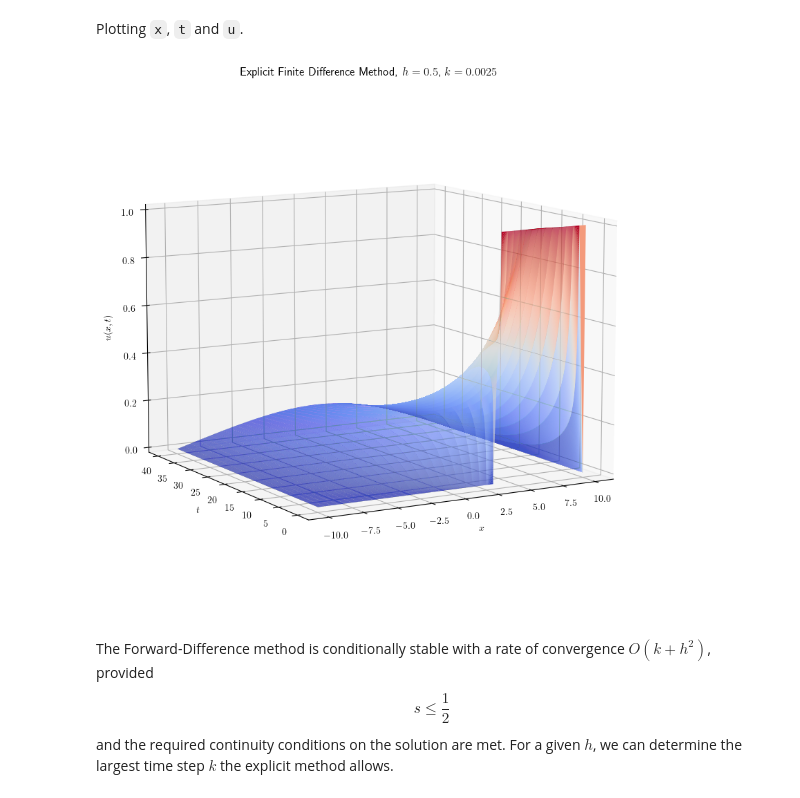
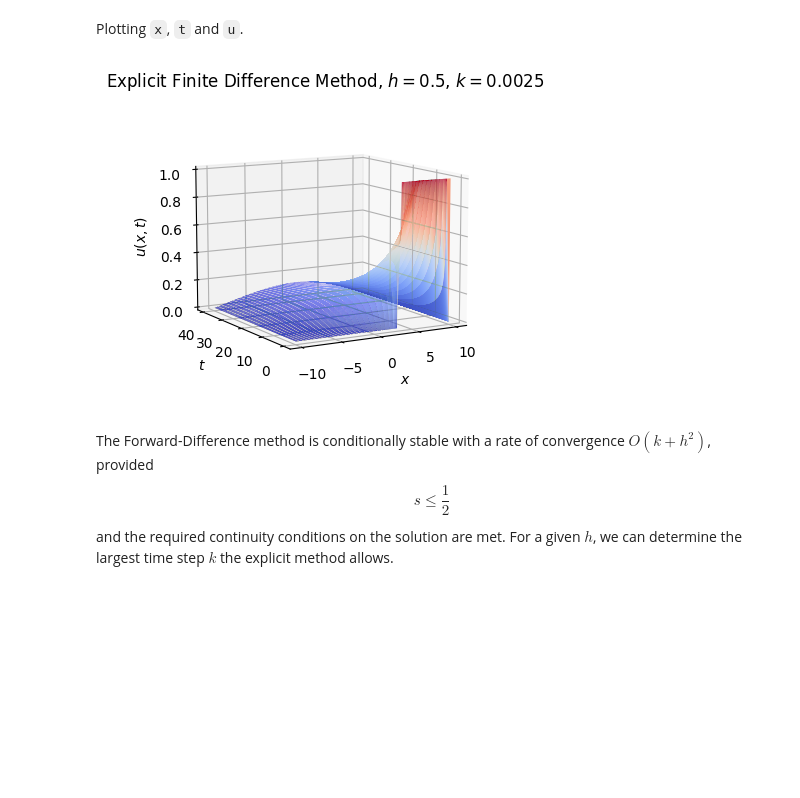
Before and after one commit to brenttsss/numerical_analysis, a Jupyter notebook: Tutorial 3/question_1a.ipynb, the cells around one changed output. Cells and saved outputs as stored; diff of their text form; code cells hidden in the pictures; blank space fills up the shorter version.

```diff
--- a/Tutorial 3/question_1a.ipynb
+++ b/Tutorial 3/question_1a.ipynb
@@ -68,18 +68,18 @@ for j in range(1, n):
 Plotting `x`, `t` and `u`.
 # %%
 xv, tv = np.meshgrid(x, t)
-fig = plt.figure(figsize=(10,10))
+fig = plt.figure(figsize=(10,4))
 ax = fig.add_subplot(111, projection='3d')
 ax.plot_surface(xv, tv, u.T, cmap=cm.coolwarm, rstride=1, cstride=1)
 ax.set_xlabel(r'$x$')
 ax.set_ylabel(r'$t$')
 ax.set_zlabel(r'$u(x,t)$', rotation=90)
 ax.set_title(r'Explicit Finite Difference Method, $h={}$, $k={}$'.format(h, k))
 ax.view_init(elev=10, azim=-120)
 ax.zaxis.set_rotate_label(False)
 plt.show()
 # %% [output]
-[figure, old version]
+[figure, new version]
 # %% [markdown]
 The Forward-Difference method is conditionally stable with a rate of convergence $O(k+h^2)$, provided
 \begin{equation}
```
Also changed, not shown: parts of 1 cell of this notebook.
